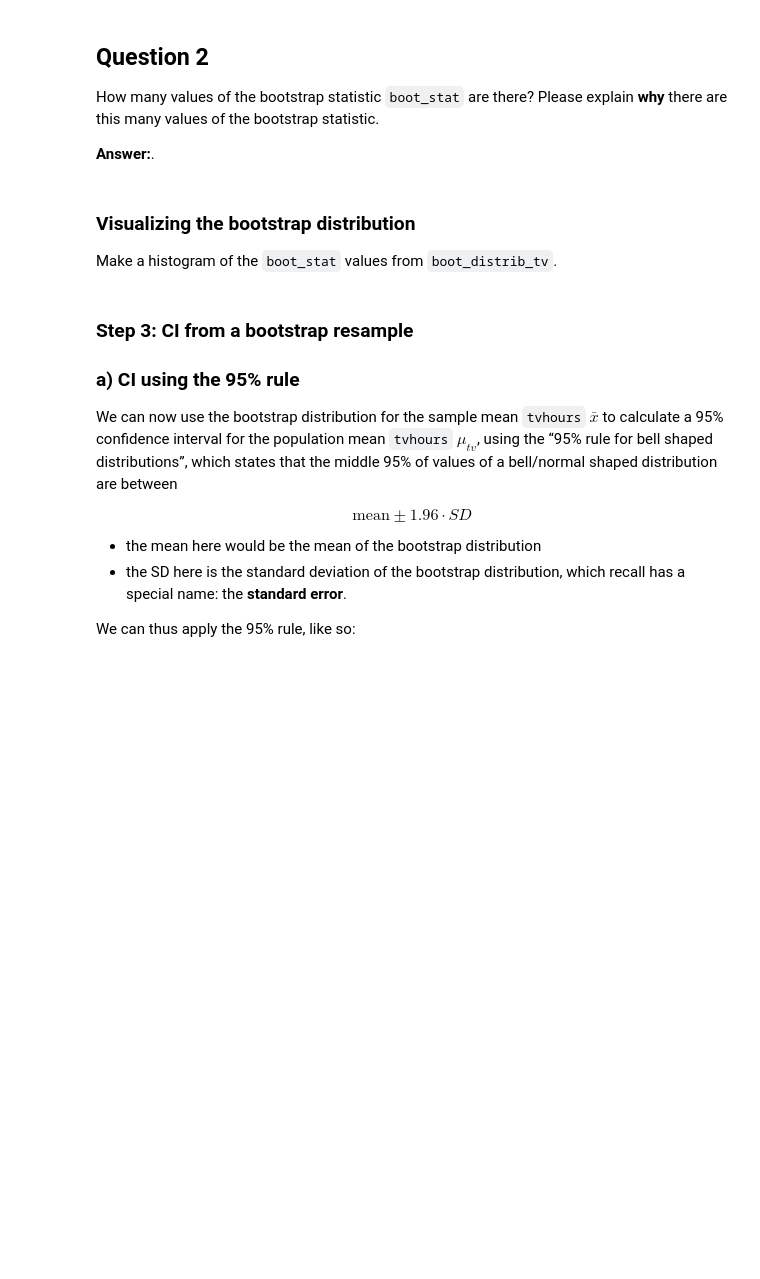
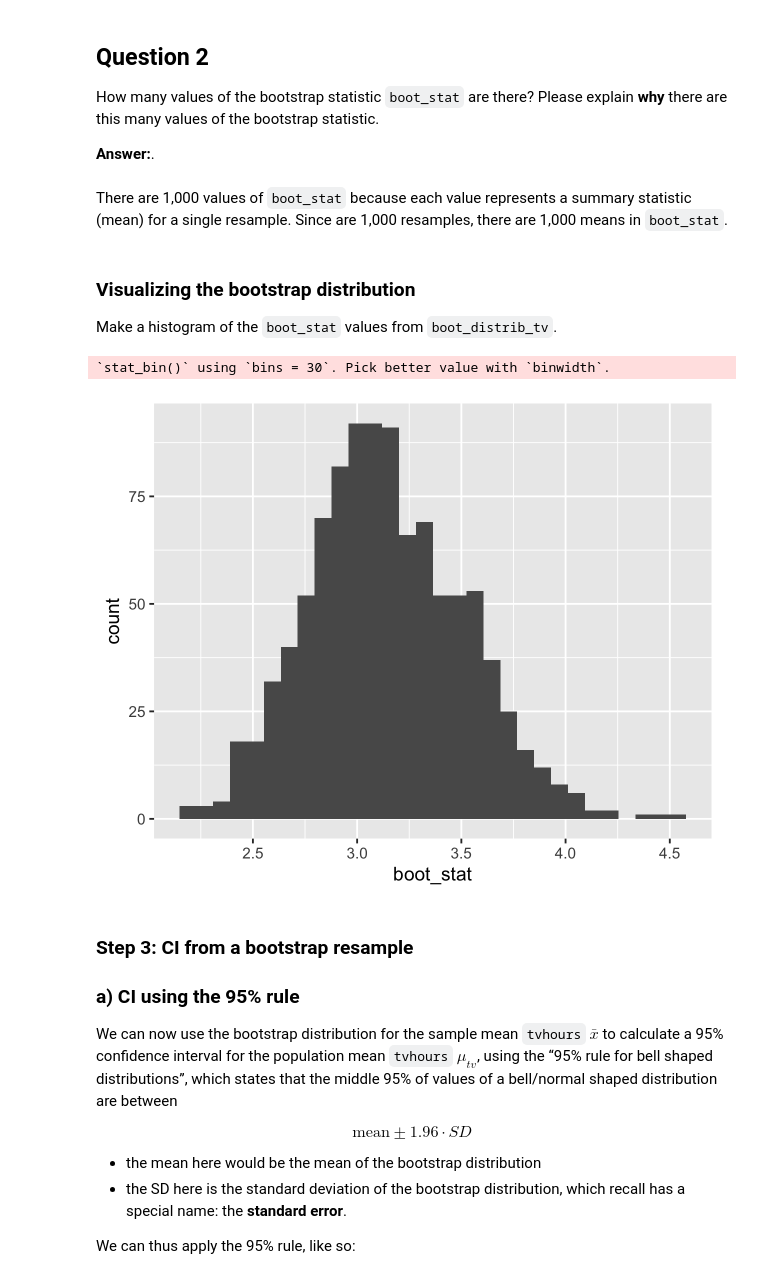
Before and after one commit to UNC-DATA-730/unit-8-assignment-williamsmaddie, a Jupyter notebook: assignment8.ipynb, the cells around one changed output. Drawn from its saved outputs; the diff is of its cells as text; code cells hidden in the pictures; blank space fills up the shorter version.

```diff
--- a/assignment8.ipynb
+++ b/assignment8.ipynb
@@ -121,10 +161,18 @@ How many values of the bootstrap statistic `boot_stat` are there? Please
 explain **why** there are this many values of the bootstrap statistic.
 
 **Answer:**.
+# %% [markdown]
+There are 1,000 values of `boot_stat` because each value represents a summary statistic (mean) for a single resample. Since are 1,000 resamples, there are 1,000 means in `boot_stat`.
 # %% [markdown]
 ### Visualizing the bootstrap distribution
 
 Make a histogram of the `boot_stat` values from `boot_distrib_tv`.
+# %%
+ggplot(boot_distrib_tv,aes(x=boot_stat))+
+    geom_histogram()
+# %% [output]
+`stat_bin()` using `bins = 30`. Pick better value with `binwidth`.
+[figure, added]
 # %% [markdown]
 ### Step 3: CI from a bootstrap resample
 
```
Also changed, not shown: parts of 24 cells of this notebook.
